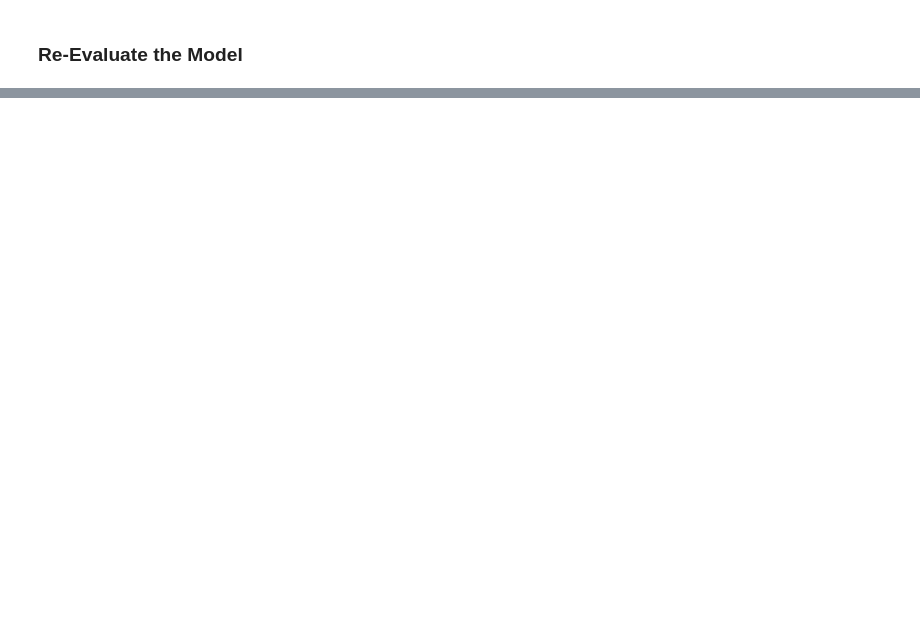
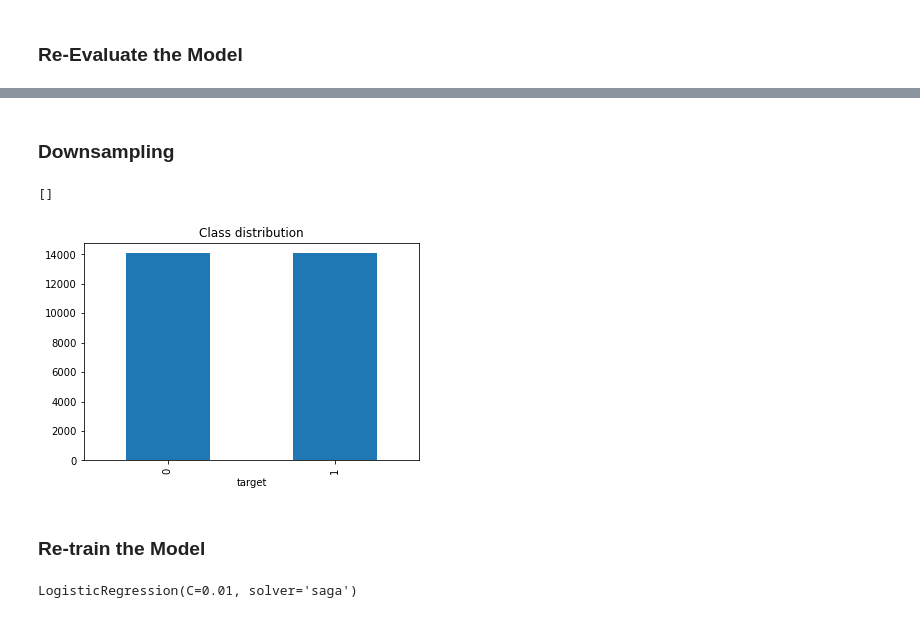
Before and after one commit to matety/ucsd-mle-bootcamp-capstone, a Jupyter notebook: Logistic_Regression_Model.ipynb, the cells around one changed output, grey strips where cells are left out. Saved outputs shown, nothing was run; the diff lists cells and outputs as text; code cells hidden in the pictures; blank space fills up the shorter version.

Commit message:
Added downsampling as a potential model enhancement

```diff
--- a/Logistic_Regression_Model.ipynb
+++ b/Logistic_Regression_Model.ipynb
@@ -251,0 +292,20 @@ print("F1-Score: ", f1_score(y_test, y_pred, pos_label=lr_tuned.classes_[1]))
+# %% [markdown]
+### Downsampling
+# %%
+from sklearn.utils import resample
+
+temp_df = pd.concat([X_train, y_train], axis=1)
+
+buy = temp_df[temp_df['target'] == 1]
+not_buy = temp_df[temp_df['target'] == 0]
+
+# Upsample to have equal number of customer buy and not_buy features
+not_buy_downsampled = resample(not_buy, replace=False, n_samples=len(buy), random_state=11)
+
+downsampled = pd.concat([buy, not_buy_downsampled])
+
+# Check the class distribution
+downsampled.pivot_table(index='target', aggfunc='size').plot(kind='bar', title = 'Class distribution').plot()
+# %% [output]
+[]
+[figure, added]
@@ -251,0 +319,20 @@ print("F1-Score: ", f1_score(y_test, y_pred, pos_label=lr_tuned.classes_[1]))
+# %% [markdown]
+### Re-train the Model
+# %%
+from sklearn.model_selection import GridSearchCV
+
+# GridSearchCV
+lr_downsampled = LogisticRegression()
+params = {'solver':['lbfgs', 'saga'], 'C': [0.01, 0.1, 1, 10]}
+gs_cv_downsampled = GridSearchCV(estimator=lr_downsampled, param_grid=params, cv=5)
+# Fit the pipeline
+gs_cv_downsampled.fit(X_train_downsampled_scaled, y_train_downsampled)
+
+gs_cv_downsampled.best_params_
+
+# LogisticRegression
+lr_tuned_downsampled = gs_cv_downsampled.best_estimator_
+# Fit the model
+lr_tuned_downsampled.fit(X_train_downsampled_scaled, y_train_downsampled)
+# %% [output]
+LogisticRegression(C=0.01, solver='saga')
```
Also changed, not shown: parts of 19 cells of this notebook.
